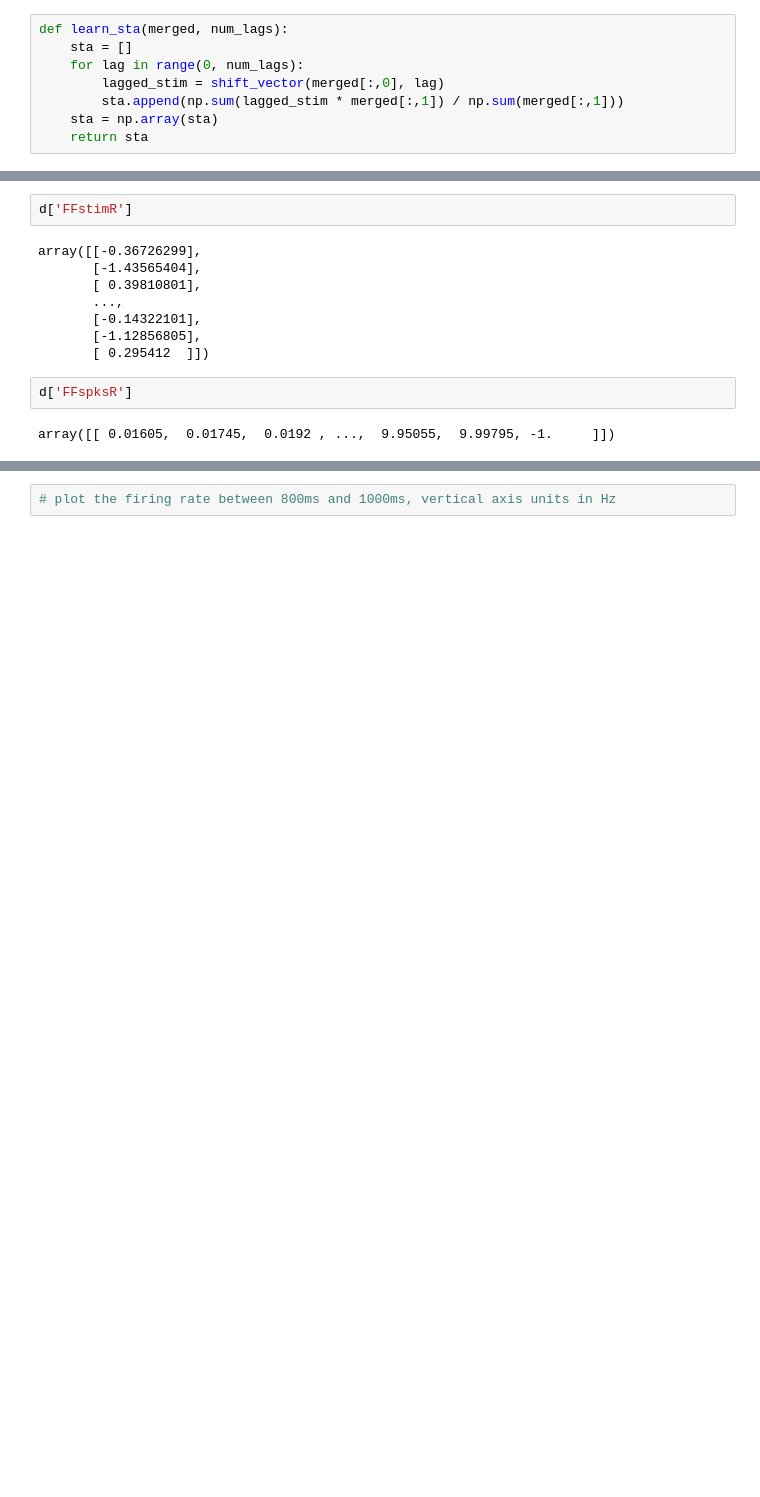
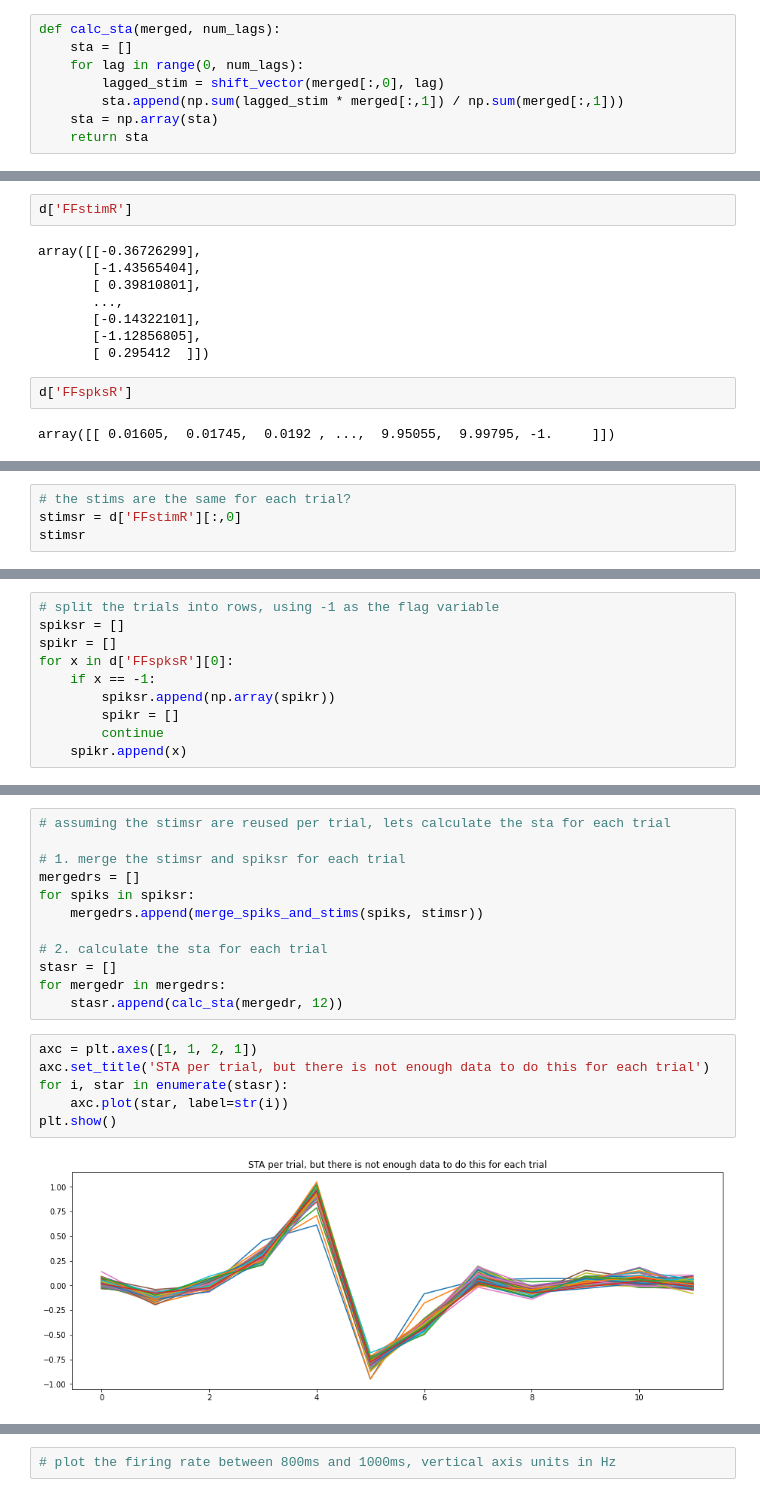
Before and after one commit to NeuroTheoryUMD/mattjac, a Jupyter notebook: sta_exercise.ipynb, the cells around one changed output, grey strips where cells are left out. Saved outputs shown, nothing was run; the diff lists cells and outputs as text; blank space fills up the shorter version.

```diff
--- a/sta_exercise.ipynb
+++ b/sta_exercise.ipynb
@@ -222,7 +204,7 @@ shift_vector(a, -3)
 # %% [output]
 array([4., 5., 0., 0., 0.])
 # %%
-def learn_sta(merged, num_lags):
+def calc_sta(merged, num_lags):
     sta = []
     for lag in range(0, num_lags):
         lagged_stim = shift_vector(merged[:,0], lag)
@@ -364,0 +356,4 @@ array([[ 0.01605,  0.01745,  0.0192 , ...,  9.95055,  9.99795, -1.     ]])
+# %%
+# the stims are the same for each trial?
+stimsr = d['FFstimR'][:,0]
+stimsr
@@ -364,0 +363,10 @@ array([[ 0.01605,  0.01745,  0.0192 , ...,  9.95055,  9.99795, -1.     ]])
+# %%
+# split the trials into rows, using -1 as the flag variable
+spiksr = []
+spikr = []
+for x in d['FFspksR'][0]:
+    if x == -1:
+        spiksr.append(np.array(spikr))
+        spikr = []
+        continue
+    spikr.append(x)
@@ -364,0 +403,20 @@ array([[ 0.01605,  0.01745,  0.0192 , ...,  9.95055,  9.99795, -1.     ]])
+# %%
+# assuming the stimsr are reused per trial, lets calculate the sta for each trial
+
+# 1. merge the stimsr and spiksr for each trial
+mergedrs = []
+for spiks in spiksr:
+    mergedrs.append(merge_spiks_and_stims(spiks, stimsr))
+
+# 2. calculate the sta for each trial
+stasr = []
+for mergedr in mergedrs:
+    stasr.append(calc_sta(mergedr, 12))
+# %%
+axc = plt.axes([1, 1, 2, 1])
+axc.set_title('STA per trial, but there is not enough data to do this for each trial')
+for i, star in enumerate(stasr):
+    axc.plot(star, label=str(i))
+plt.show()
+# %% [output]
+[figure, added]
```
Also changed, not shown: parts of 20 cells of this notebook.
